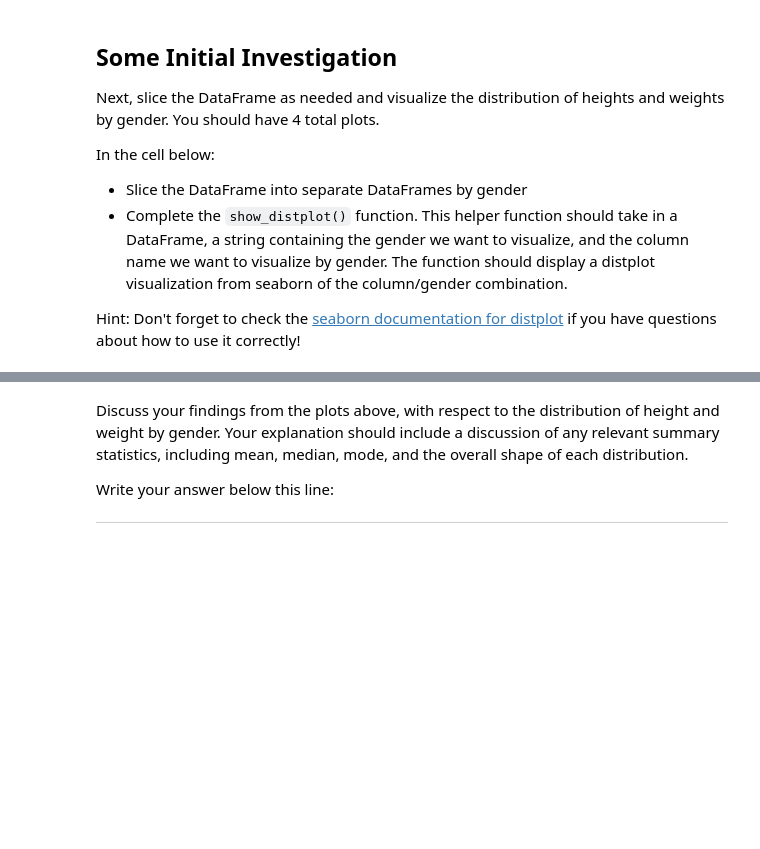
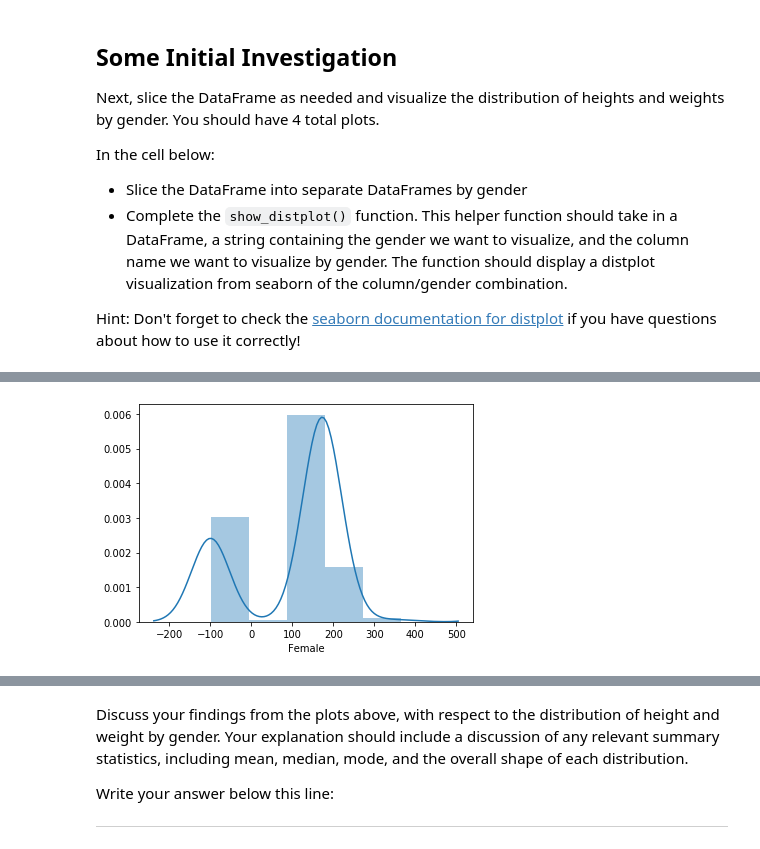
Before and after one commit to Lionslicer-Coding/dsc-data-cleaning-project-onl01-dtsc-pt-030220, a Jupyter notebook: index.ipynb, the cells around one changed output, grey strips where cells are left out. Cells and saved outputs as stored; diff of their text form; code cells hidden in the pictures; blank space fills up the shorter version.

```diff
--- a/index.ipynb
+++ b/index.ipynb
@@ -159,4 +213,7 @@ def show_distplot(dataframe, gender, column_name):
 # %%
 # Female Height
+show_distplot(female_heroes_df, 'Female', 'Height')
+# %% [output]
+[figure, added]
 # %%
 # Female Weight
```
Also changed, not shown: parts of 14 cells of this notebook.
